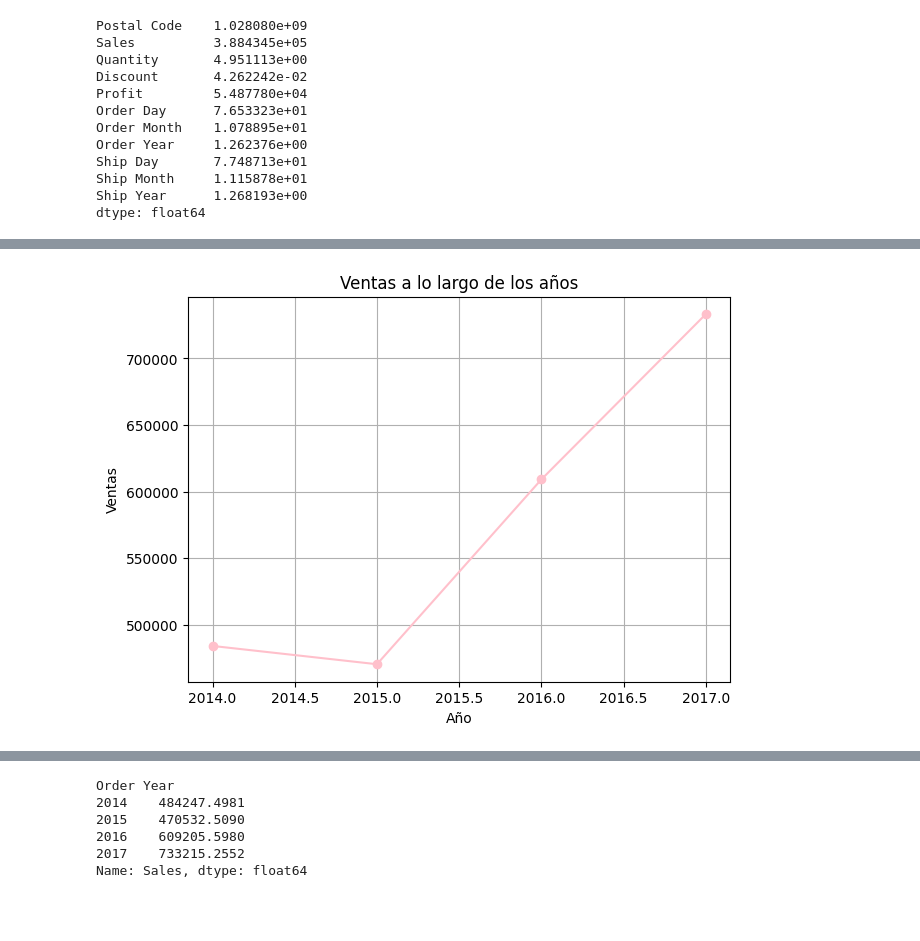
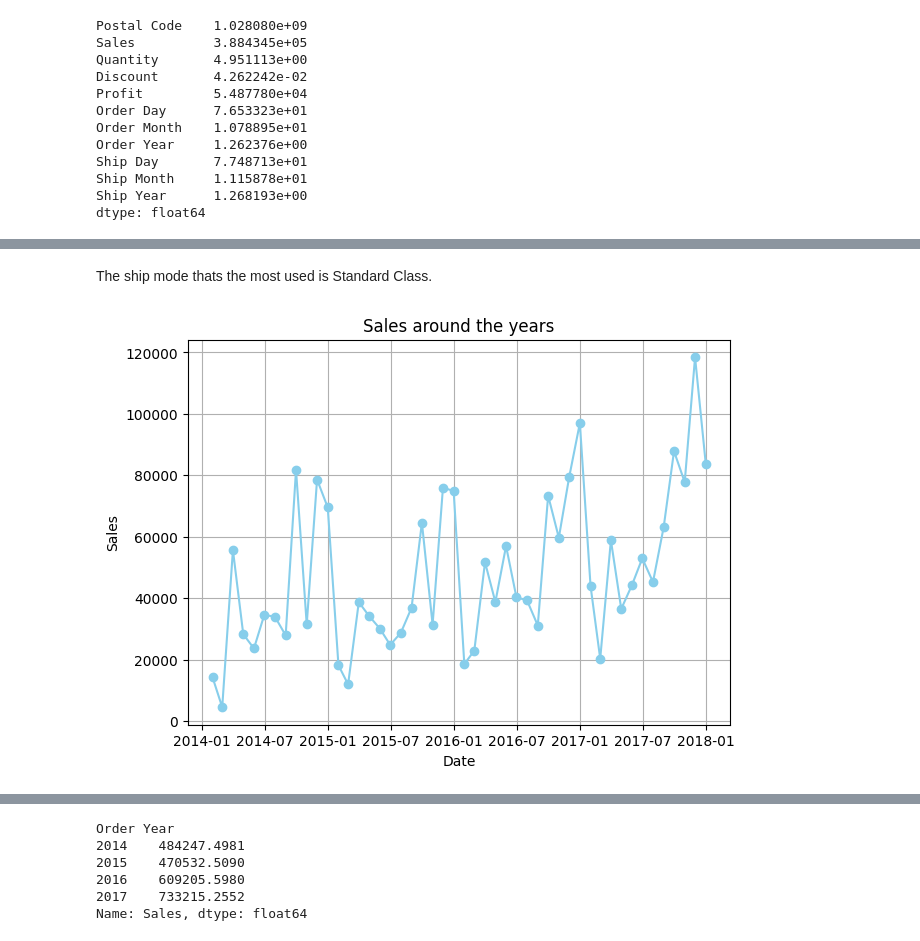
Before and after one commit to sarahbltn/data_analytics_project, a Jupyter notebook: notebooks/Superstore_project.ipynb, the cells around one changed output, grey strips where cells are left out. Cells and saved outputs as stored; diff of their text form; code cells hidden in the pictures; blank space fills up the shorter version.

```diff
--- a/notebooks/Superstore_project.ipynb
+++ b/notebooks/Superstore_project.ipynb
@@ -194,11 +223,15 @@ plt.show()
+# %% [markdown]
+The ship mode thats the most used is Standard Class.
 # %%
-sales_by_year = df.groupby('Order Year')['Sales'].sum()
+#Sales tendencies around the years so we can see which year and months are the best
+sales_by_time = df.groupby(['Order Year', 'Order Month'])['Sales'].sum()
+
 plt.figure(figsize=(7, 5))
-sales_by_year.plot(kind='line', marker='o', color='pink')
-plt.title('Ventas a lo largo de los años')
-plt.xlabel('Año')
-plt.ylabel('Ventas')
+plt.plot(index, sales_by_time, marker='o', color='skyblue')
+plt.title('Sales around the years')
+plt.xlabel('Date')
+plt.ylabel('Sales')
 plt.grid(True)
 plt.show()
 # %% [output]
-[figure, old version]
+[figure, new version]
```
Also changed, not shown: parts of 33 cells of this notebook.
